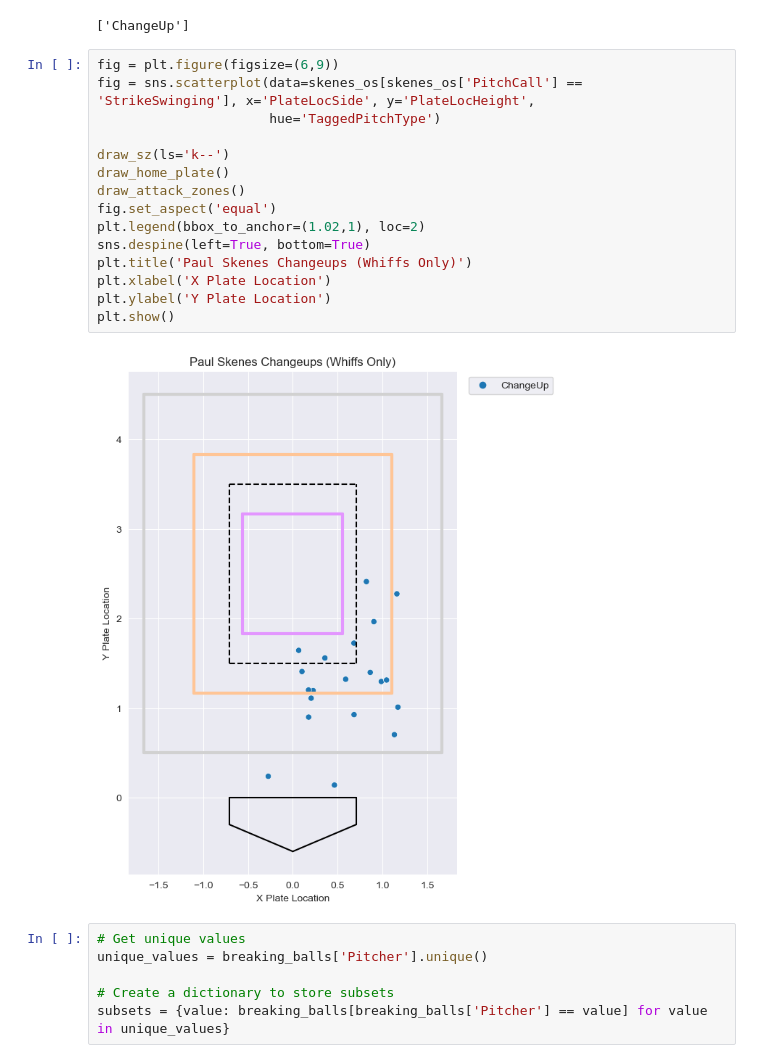
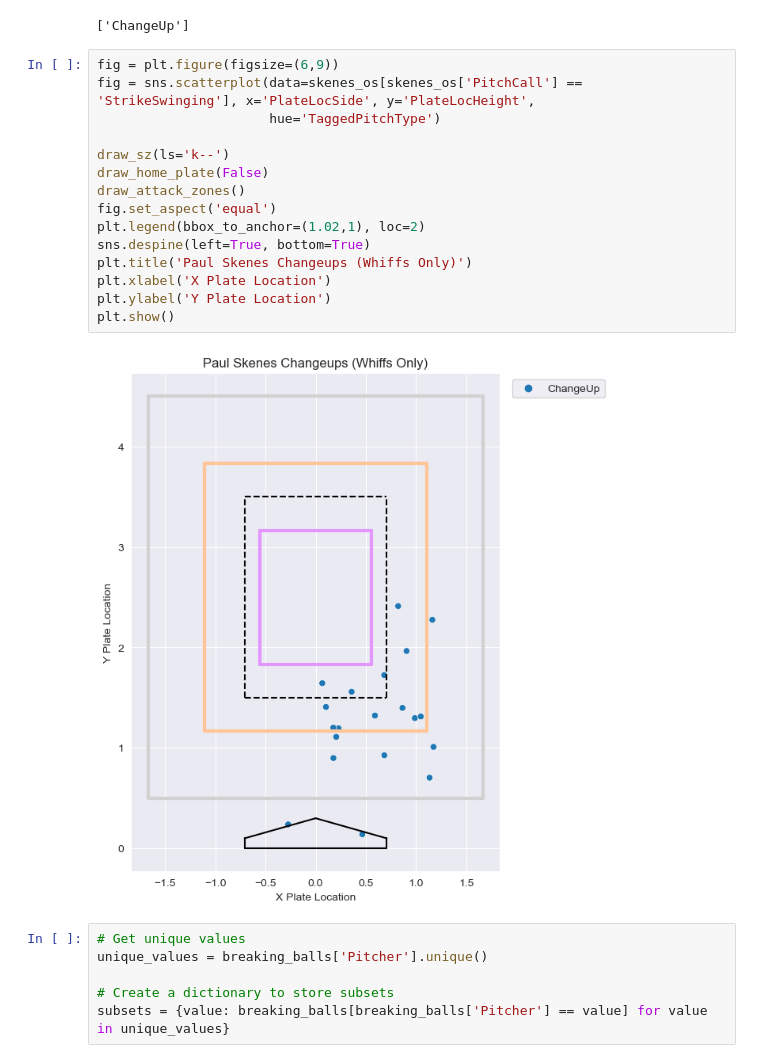
Before and after one commit to charlesbenfer/stuff_plus, a Jupyter notebook: case_studies/PaulSkenes.ipynb, the cells around one changed output. Cells and saved outputs as stored; diff of their text form.

```diff
--- a/case_studies/PaulSkenes.ipynb
+++ b/case_studies/PaulSkenes.ipynb
@@ -218,20 +218,20 @@ print(skenes_pitches)
 # %%
 fig = plt.figure(figsize=(6,9))
 fig = sns.scatterplot(data=skenes_os[skenes_os['PitchCall'] == 'StrikeSwinging'], x='PlateLocSide', y='PlateLocHeight',
                       hue='TaggedPitchType')
 
 draw_sz(ls='k--')
-draw_home_plate()
+draw_home_plate(False)
 draw_attack_zones()
 fig.set_aspect('equal')
 plt.legend(bbox_to_anchor=(1.02,1), loc=2)
 sns.despine(left=True, bottom=True)
 plt.title('Paul Skenes Changeups (Whiffs Only)')
 plt.xlabel('X Plate Location')
 plt.ylabel('Y Plate Location')
 plt.show()
 # %% [output]
-[figure, old version]
+[figure, new version]
 # %%
 # Get unique values
 unique_values = breaking_balls['Pitcher'].unique()
```
Also changed, not shown: parts of 3 cells of this notebook, 5 other files.
